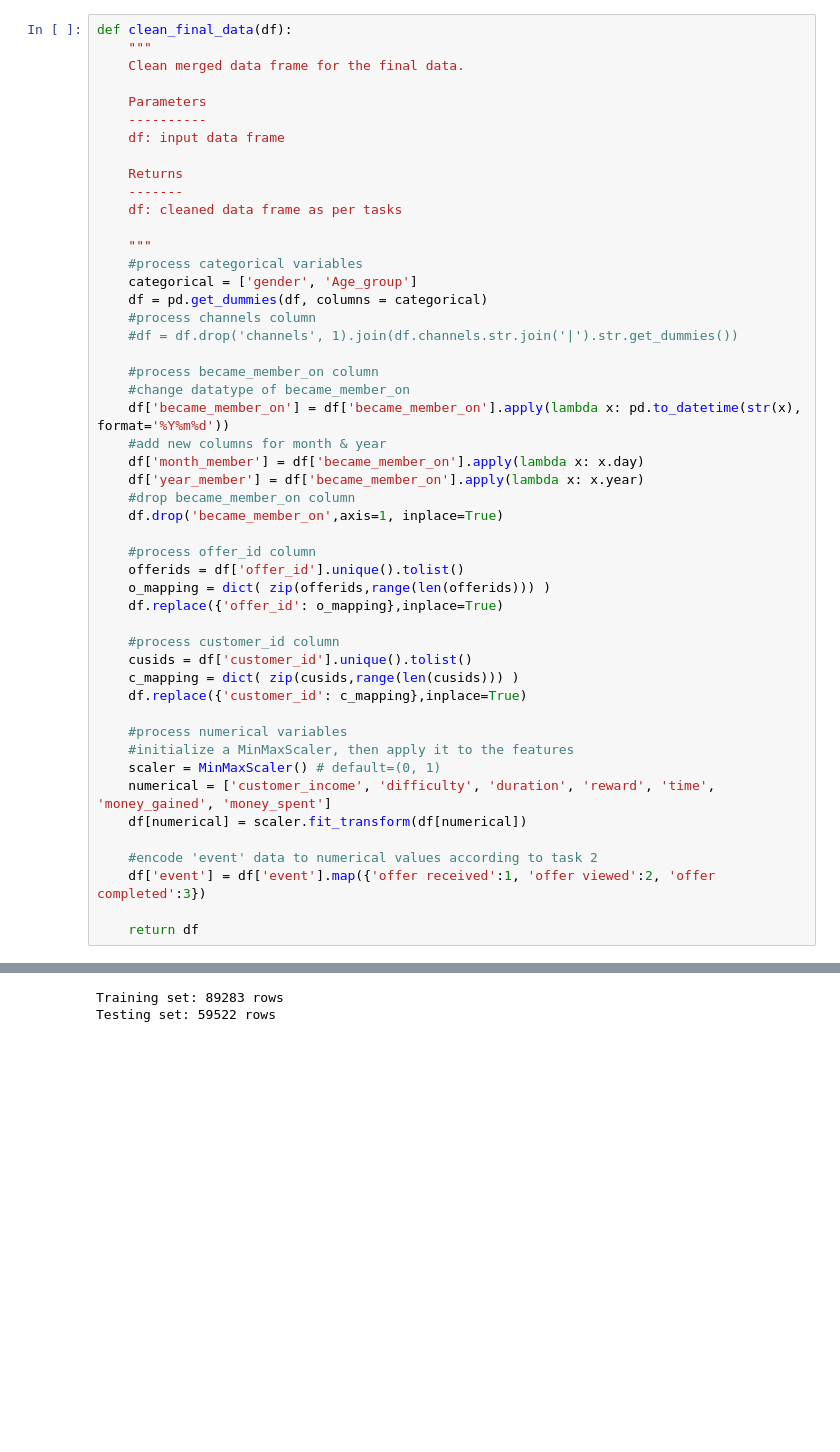
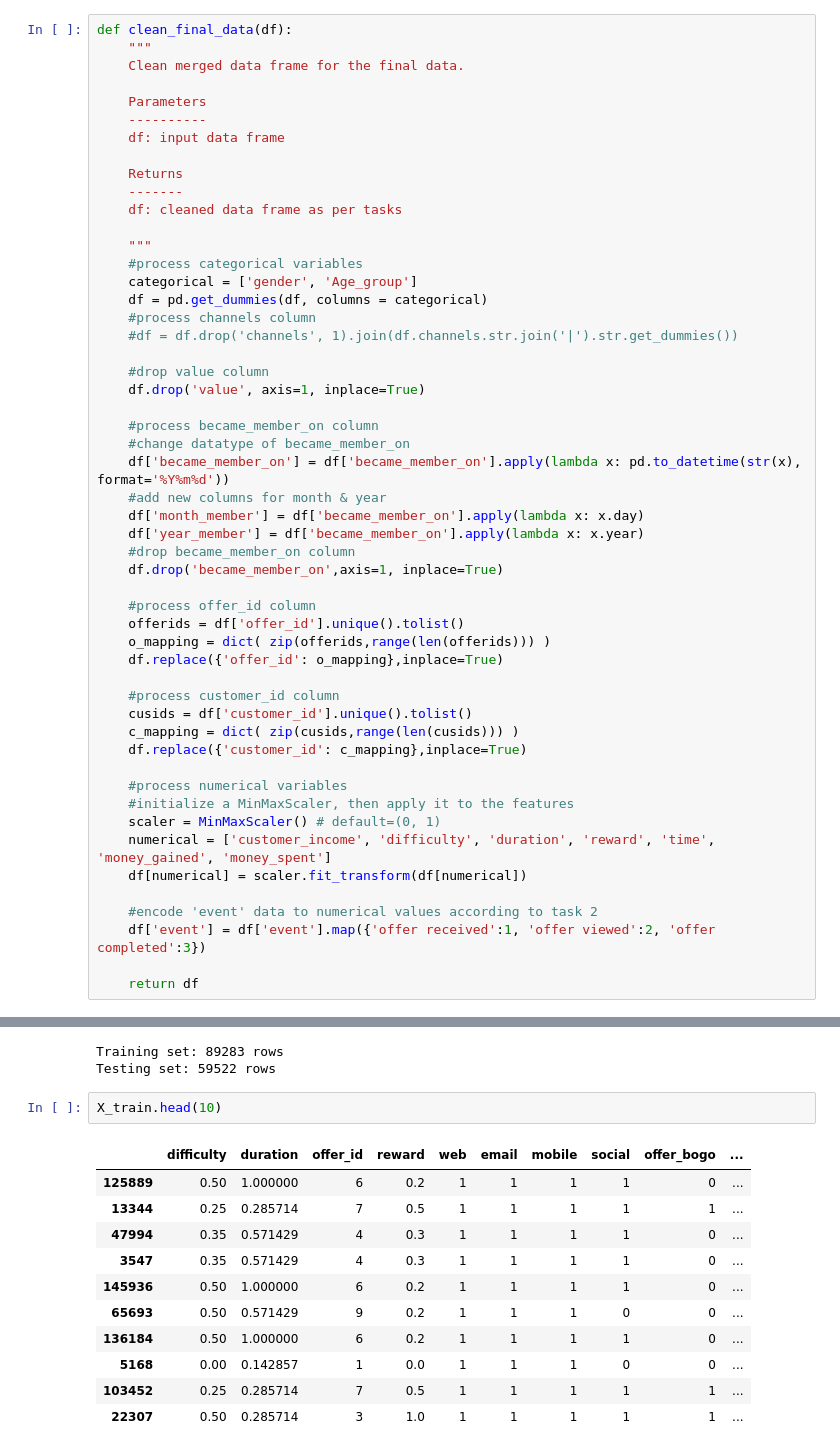
Before and after one commit to vanithabselvarajan/Starbucks-Project, a Jupyter notebook: Starbucks_Capstone_notebook.ipynb, the cells around one changed output, grey strips where cells are left out. Cells and saved outputs as stored; diff of their text form; blank space fills up the shorter version.

```diff
--- a/Starbucks_Capstone_notebook.ipynb
+++ b/Starbucks_Capstone_notebook.ipynb
@@ -637,6 +637,9 @@ def clean_final_data(df):
     df = pd.get_dummies(df, columns = categorical)
     #process channels column
     #df = df.drop('channels', 1).join(df.channels.str.join('|').str.get_dummies())
+
+    #drop value column
+    df.drop('value', axis=1, inplace=True)
 
     #process became_member_on column
     #change datatype of became_member_on
@@ -717,3 +729,17 @@ print("Testing set: {} rows".format(X_test.shape[0]))
 # %% [output]
 Training set: 89283 rows
 Testing set: 59522 rows
+# %%
+X_train.head(10)
+# %% [output]
+|  | difficulty | duration | offer_id | reward | web | email | mobile | social | offer_bogo | ... |
+| 125889 | 0.50 | 1.000000 | 6 | 0.2 | 1 | 1 | 1 | 1 | 0 | ... |
+| 13344 | 0.25 | 0.285714 | 7 | 0.5 | 1 | 1 | 1 | 1 | 1 | ... |
+| 47994 | 0.35 | 0.571429 | 4 | 0.3 | 1 | 1 | 1 | 1 | 0 | ... |
+| 3547 | 0.35 | 0.571429 | 4 | 0.3 | 1 | 1 | 1 | 1 | 0 | ... |
+| 145936 | 0.50 | 1.000000 | 6 | 0.2 | 1 | 1 | 1 | 1 | 0 | ... |
+| 65693 | 0.50 | 0.571429 | 9 | 0.2 | 1 | 1 | 1 | 0 | 0 | ... |
+| 136184 | 0.50 | 1.000000 | 6 | 0.2 | 1 | 1 | 1 | 1 | 0 | ... |
+| 5168 | 0.00 | 0.142857 | 1 | 0.0 | 1 | 1 | 1 | 0 | 0 | ... |
+| 103452 | 0.25 | 0.285714 | 7 | 0.5 | 1 | 1 | 1 | 1 | 1 | ... |
+| 22307 | 0.50 | 0.285714 | 3 | 1.0 | 1 | 1 | 1 | 1 | 1 | ... |
```
Also changed, not shown: parts of 28 cells of this notebook.
